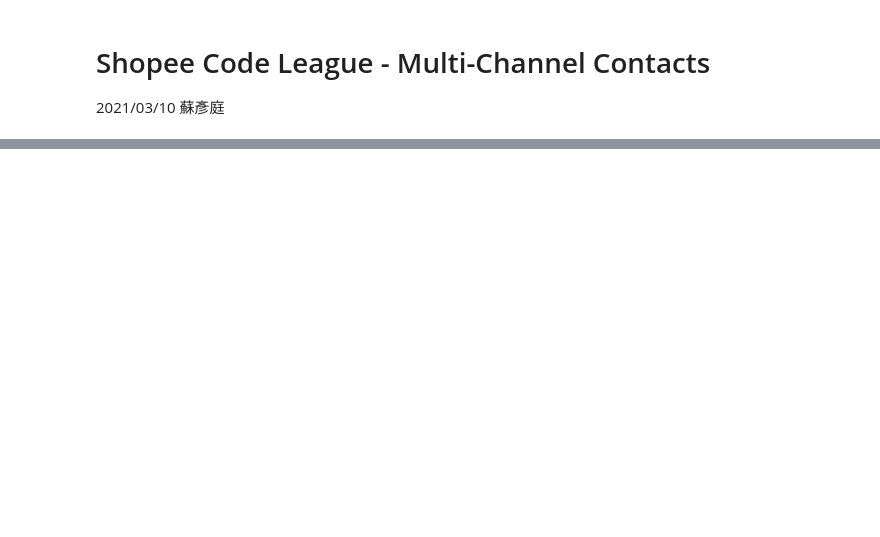
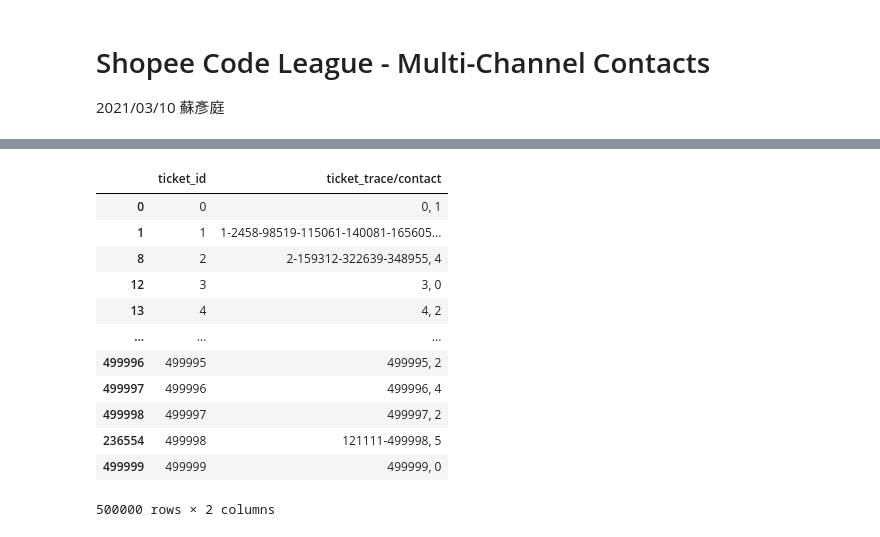
Before and after one commit to SuYenTing/Shopee-Code-League-2021, a Jupyter notebook: shopee_multi_channel_contacts.ipynb, the cells around one changed output, grey strips where cells are left out. Saved outputs shown, nothing was run; the diff lists cells and outputs as text; code cells hidden in the pictures; blank space fills up the shorter version.

```diff
--- a/shopee_multi_channel_contacts.ipynb
+++ b/shopee_multi_channel_contacts.ipynb
@@ -70,9 +173,24 @@ contactsDf = contactsDf.groupby(['user'], as_index=False).agg({'Contacts': 'sum'
 # %%
 # 合併資料並整理Kaggle提交檔案格式
 output = output.merge(contactsDf, left_on='user', right_on='user')
 output['idSets'] = ['-'.join(map(str, elem)) for elem in output['idSets']]
 output['idSets_contacts'] = output['idSets'] + ', ' + output['Contacts'].astype(str)
 output = output[['id', 'idSets_contacts']]
 output.columns = ['ticket_id', 'ticket_trace/contact']
 output = output.sort_values(['ticket_id'])
-output.to_csv('answer.csv', index=False)
+output.to_csv(filePath + 'answer.csv', index=False)
+output
+# %% [output]
+|  | ticket_id | ticket_trace/contact |
+| 0 | 0 | 0, 1 |
+| 1 | 1 | 1-2458-98519-115061-140081-165605... |
+| 8 | 2 | 2-159312-322639-348955, 4 |
+| 12 | 3 | 3, 0 |
+| 13 | 4 | 4, 2 |
+| ... | ... | ... |
+| 499996 | 499995 | 499995, 2 |
+| 499997 | 499996 | 499996, 4 |
+| 499998 | 499997 | 499997, 2 |
+| 236554 | 499998 | 121111-499998, 5 |
+| 499999 | 499999 | 499999, 0 |
+500000 rows × 2 columns
```
Also changed, not shown: parts of 8 cells of this notebook.
